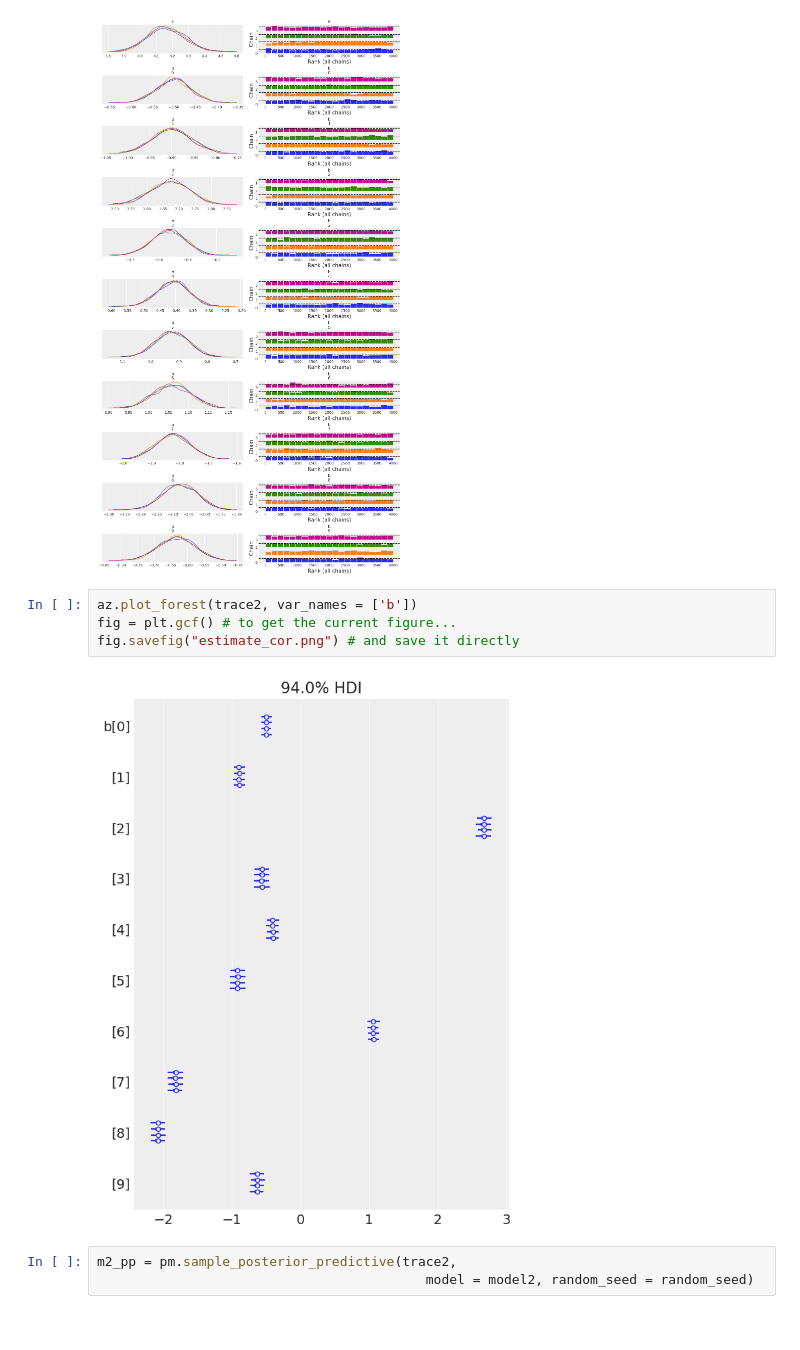
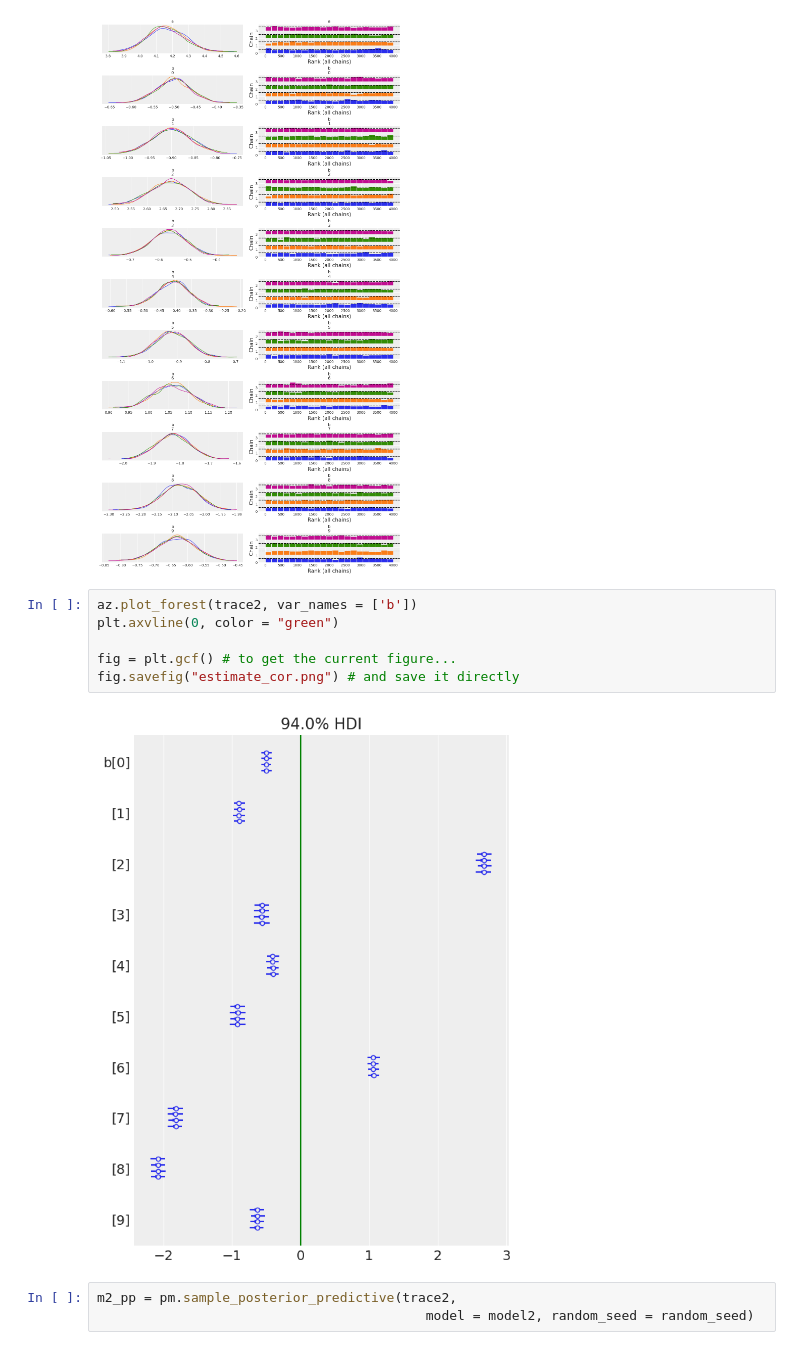
Before and after one commit to achapkim/ds6040_final_credit_card, a Jupyter notebook: model.ipynb, the cells around one changed output. Cells and saved outputs as stored; diff of their text form.

```diff
--- a/model.ipynb
+++ b/model.ipynb
@@ -228,10 +277,12 @@ fig.savefig("trace_cor.png") # and save it directly
 [figure]
 # %%
 az.plot_forest(trace2, var_names = ['b'])
+plt.axvline(0, color = "green")
+
 fig = plt.gcf() # to get the current figure...
 fig.savefig("estimate_cor.png") # and save it directly
 # %% [output]
-[figure, old version]
+[figure, new version]
 # %%
 m2_pp = pm.sample_posterior_predictive(trace2,
                                           model = model2, random_seed = random_seed)
```
Also changed, not shown: parts of 18 cells of this notebook, 15 other files.
